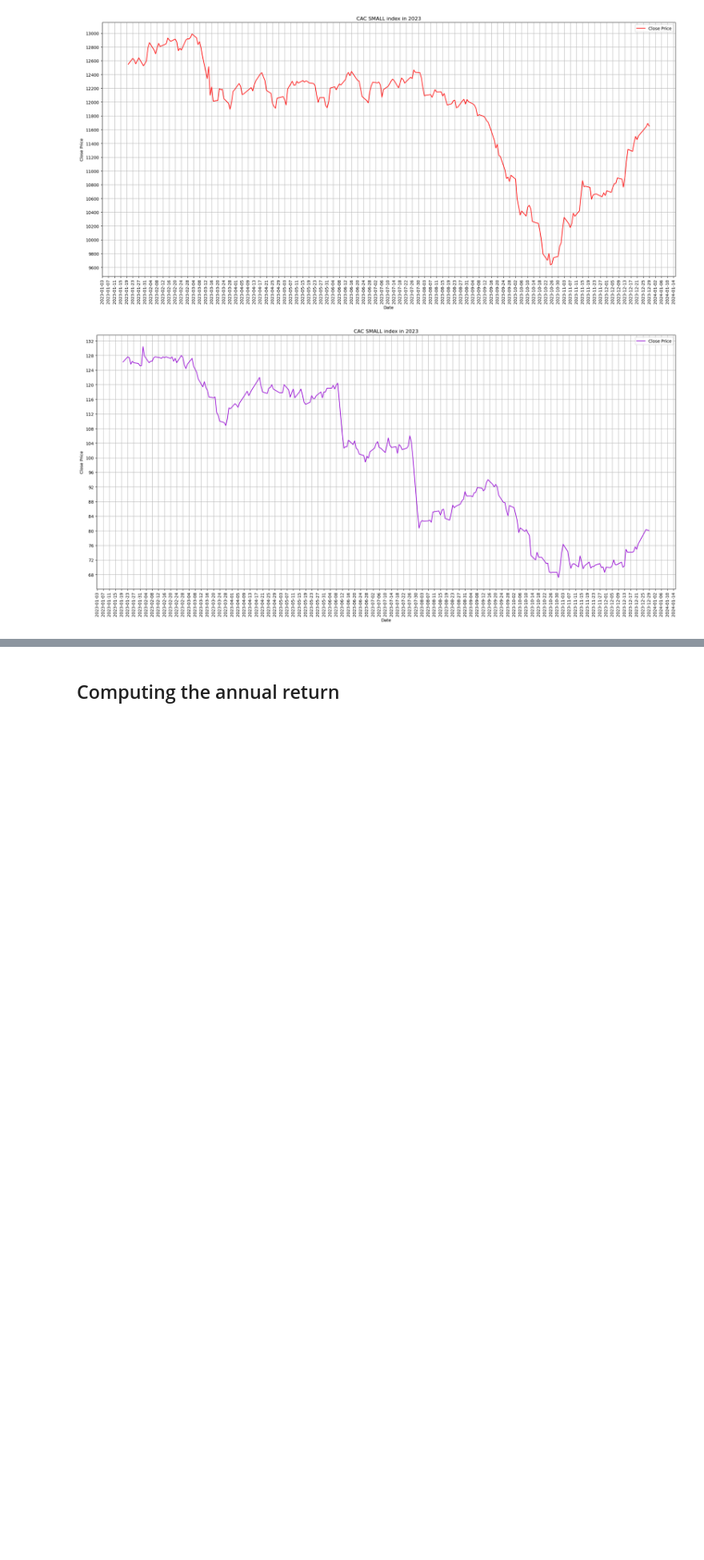
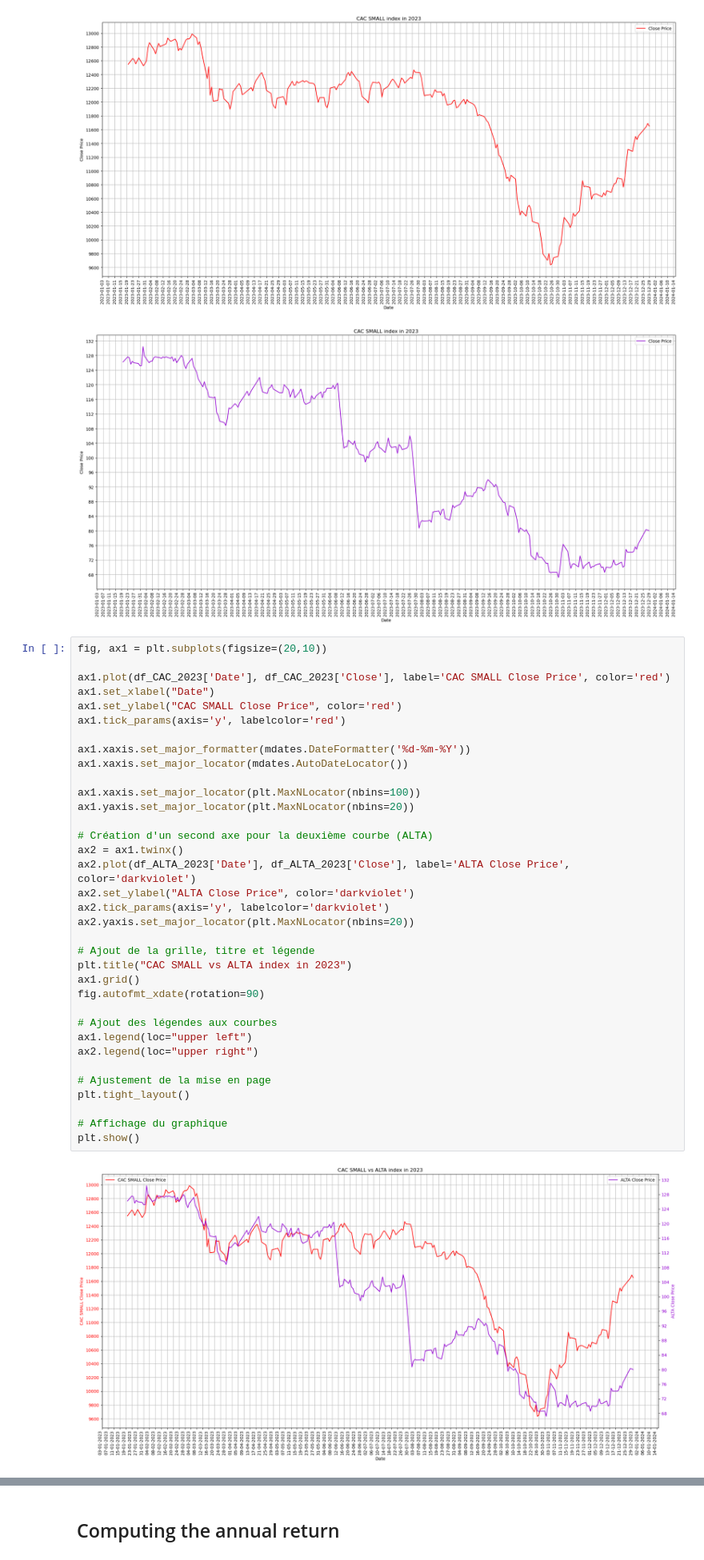
Before and after one commit to issakachaou/M1, a Jupyter notebook: Analyse financière/PROJET_ANALYSE_FINANCIERE/FINANCIAL_ANALYSIS_PROJECT.ipynb, the cells around one changed output, grey strips where cells are left out. Shown at 80% size. Cells and saved outputs as stored; diff of their text form; blank space fills up the shorter version.

```diff
--- a/Analyse financière/PROJET_ANALYSE_FINANCIERE/FINANCIAL_ANALYSIS_PROJECT.ipynb
+++ b/Analyse financière/PROJET_ANALYSE_FINANCIERE/FINANCIAL_ANALYSIS_PROJECT.ipynb
@@ -198,3 +199,40 @@ Close price of the CAC SMALL for 2023
 9 2023-02-02  130.4
 [figure]
 [figure]
+# %%
+fig, ax1 = plt.subplots(figsize=(20,10))
+
+ax1.plot(df_CAC_2023['Date'], df_CAC_2023['Close'], label='CAC SMALL Close Price', color='red')
+ax1.set_xlabel("Date")
+ax1.set_ylabel("CAC SMALL Close Price", color='red')
+ax1.tick_params(axis='y', labelcolor='red')
+
+ax1.xaxis.set_major_formatter(mdates.DateFormatter('%d-%m-%Y'))
+ax1.xaxis.set_major_locator(mdates.AutoDateLocator())
+
+ax1.xaxis.set_major_locator(plt.MaxNLocator(nbins=100))
+ax1.yaxis.set_major_locator(plt.MaxNLocator(nbins=20))
+
+# Création d'un second axe pour la deuxième courbe (ALTA)
+ax2 = ax1.twinx()
+ax2.plot(df_ALTA_2023['Date'], df_ALTA_2023['Close'], label='ALTA Close Price', color='darkviolet')
+ax2.set_ylabel("ALTA Close Price", color='darkviolet')
+ax2.tick_params(axis='y', labelcolor='darkviolet')
+ax2.yaxis.set_major_locator(plt.MaxNLocator(nbins=20))
+
+# Ajout de la grille, titre et légende
+plt.title("CAC SMALL vs ALTA index in 2023")
+ax1.grid()
+fig.autofmt_xdate(rotation=90)
+
+# Ajout des légendes aux courbes
+ax1.legend(loc="upper left")
+ax2.legend(loc="upper right")
+
+# Ajustement de la mise en page
+plt.tight_layout()
+
+# Affichage du graphique
+plt.show()
+# %% [output]
+[figure, added]
```
Also changed, not shown: parts of 2 cells of this notebook, 21 other files.
